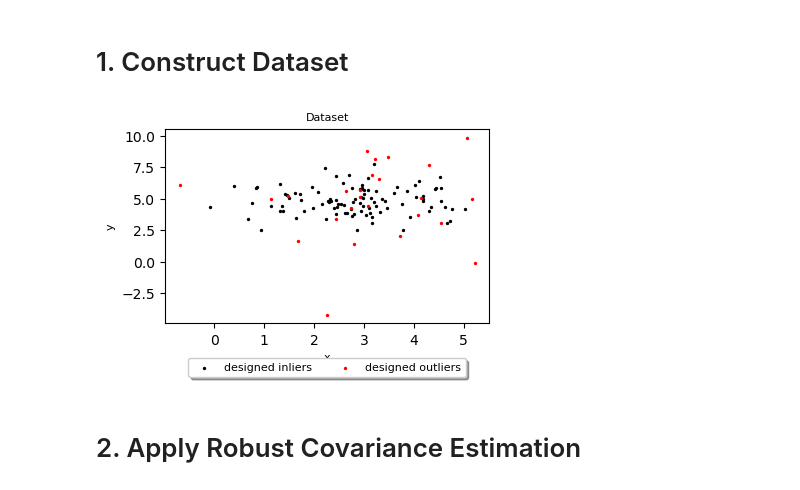
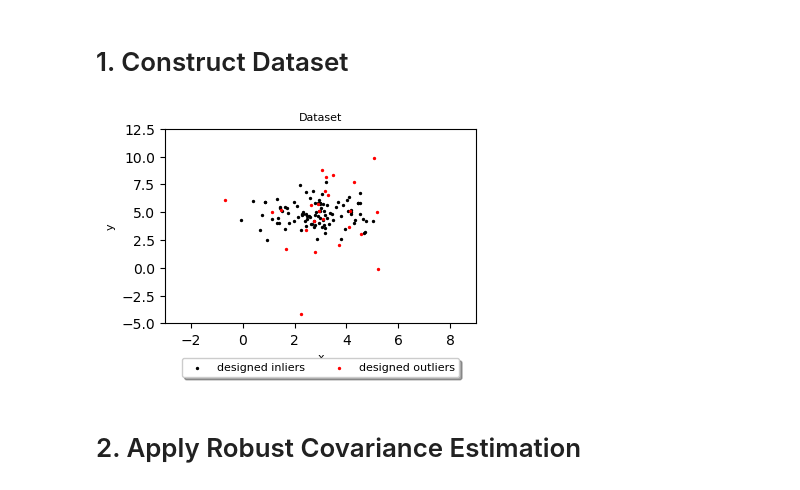
Before and after one commit to Chao8219/scikit_learn_showcase, a Jupyter notebook: jupyter_notebooks/Robust_Covariance_Estimation.ipynb, the cells around one changed output. Saved outputs shown, nothing was run; the diff lists cells and outputs as text; code cells hidden in the pictures.

```diff
--- a/jupyter_notebooks/Robust_Covariance_Estimation.ipynb
+++ b/jupyter_notebooks/Robust_Covariance_Estimation.ipynb
@@ -46,34 +46,37 @@ X[-n_outliers:, :] = rng.multivariate_normal(
 # %%
 # visualize data
 fig, ax = plt.subplots(figsize=(4, 3))
 marker_size = 8
 font_size = 8
+xlim = [-3, 9]
+ylim = [-5, 12.5]
 
 # dataset plot
 ax.scatter(
     X[:-n_outliers, 0], X[:-n_outliers, 1],
     marker='.', s=marker_size, c='black',
     label='designed inliers'
 )
 ax.scatter(
     X[-n_outliers:, 0], X[-n_outliers:, 1],
     marker='.', s=marker_size, c='red',
     label='designed outliers'
 )
 ax.set_xlabel('x', fontsize=font_size)
 ax.set_ylabel('y', fontsize=font_size)
 ax.set_title('Dataset', fontsize=font_size)
+ax.set(xlim=xlim, ylim=ylim)
 ax.legend(
     loc='upper center',
     bbox_to_anchor=(0.5, -0.15),
     fancybox=True,
     shadow=True,
     ncol=2,
     fontsize=font_size
 )
 fig.tight_layout()
 # %% [output]
-[figure, old version]
+[figure, new version]
 # %% [markdown]
 # 2. Apply Robust Covariance Estimation
 # %%
```
Also changed, not shown: parts of 11 cells of this notebook.
